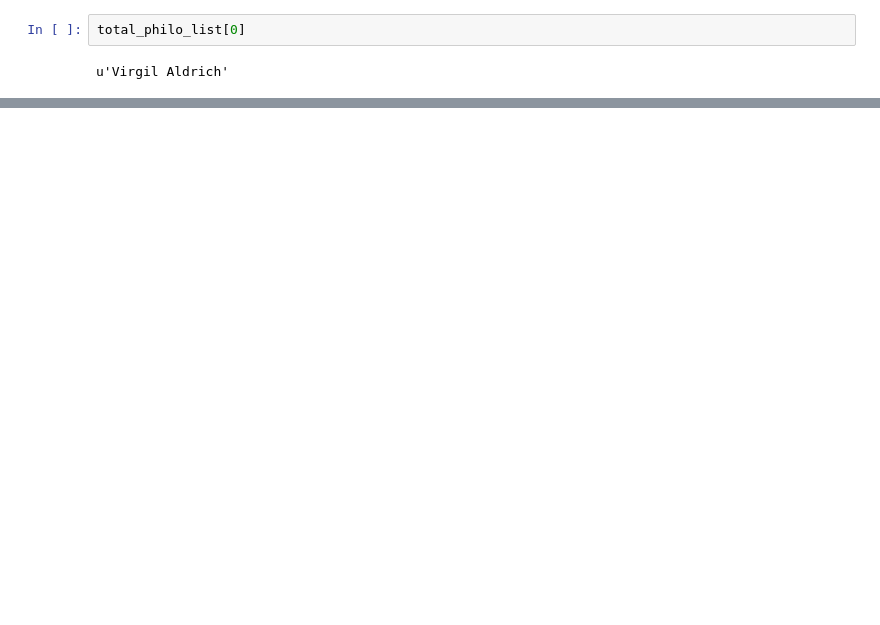
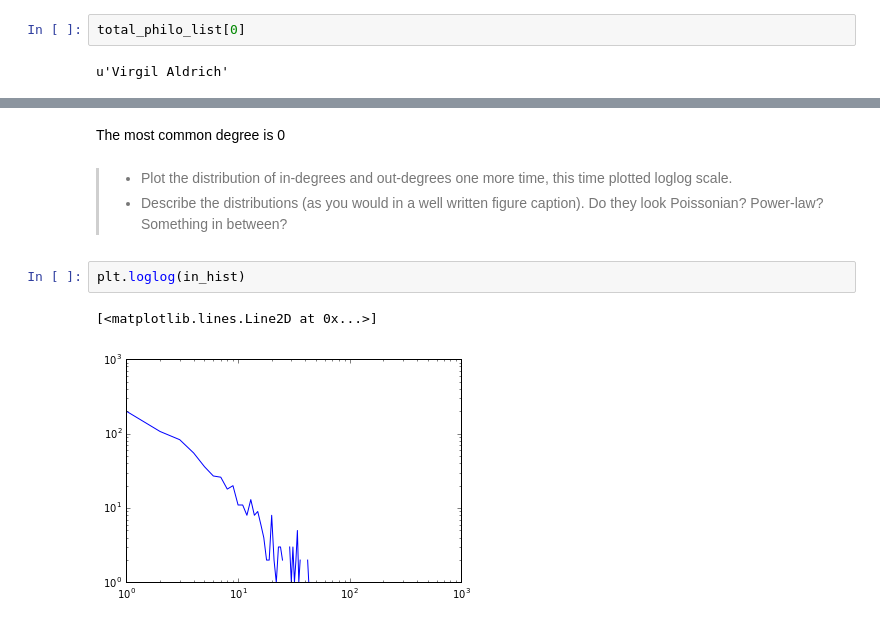
Before and after one commit to AdamPalmar/02805-SocialGraphs-AP, a Jupyter notebook: week4/week4.ipynb, the cells around one changed output, grey strips where cells are left out. Cells and saved outputs as stored; diff of their text form; blank space fills up the shorter version.

```diff
--- a/week4/week4.ipynb
+++ b/week4/week4.ipynb
@@ -282,0 +468,10 @@ u'Virgil Aldrich'
+# %% [markdown]
+The most common degree is 0
+# %% [markdown]
+> * Plot the distribution of in-degrees and out-degrees one more time, this time plotted loglog scale.
+> * Describe the distributions (as you would in a well written figure caption). Do they look Poissonian? Power-law? Something in between?
+# %%
+plt.loglog(in_hist)
+# %% [output]
+[<matplotlib.lines.Line2D at 0x...>]
+[figure, added]
```
Also changed, not shown: parts of 42 cells of this notebook, 1 other file.
